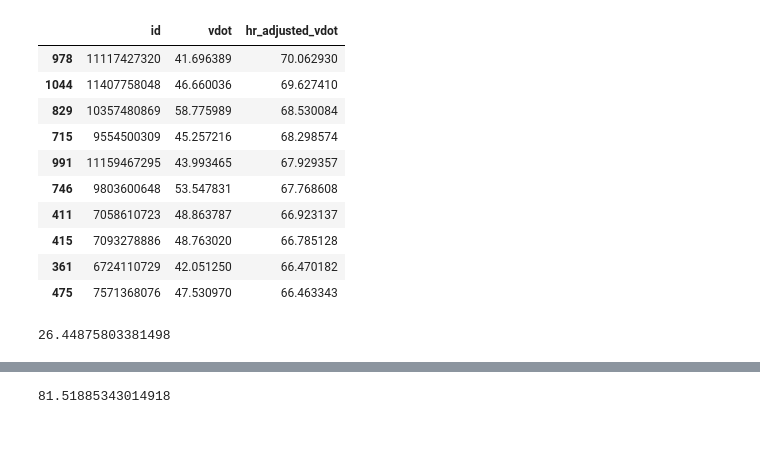
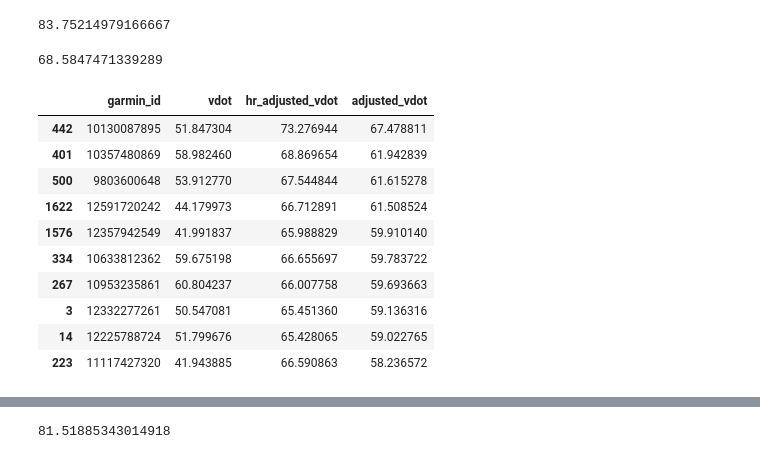
Before and after one commit to julienroulle/stridze-tools, a Jupyter notebook: notebooks/extract_data.ipynb, the cells around one changed output, grey strips where cells are left out. Saved outputs shown, nothing was run; the diff lists cells and outputs as text; code cells hidden in the pictures.

```diff
--- a/notebooks/extract_data.ipynb
+++ b/notebooks/extract_data.ipynb
@@ -12,3 +16,9 @@ from src.vdot import user_VDOT
+# %%
+df = df.loc[
+    df.activity_type.isin(
+        ["running", "trail_running", "track_running", "treadmill_running"]
+    )
+]
 # %%
 df['vdot'] = df.apply(lambda row: user_VDOT(row['distance'] / 1.01, 'meters', row['elapsed_time'] / 60.), axis=1)
 # %%
@@ -28,25 +38,57 @@ df[['id', 'vdot']].sort_values(by='vdot', ascending=False).head(10)
+# %%
+def get_hrr_from_activity_time(time):
+    time_perc = 1.1574074074074075e-05 * time
+    return -70.631 * time_perc + 91.86
+
+
+def get_adjusted_vdot(vdot, time, actual_hrr):
+    target_hrr = get_hrr_from_activity_time(time)
+    # if actual_hrr < target_hrr:
+    return vdot * (target_hrr / actual_hrr)
+    return vdot
+# %%
+get_hrr_from_activity_time(2*3600 + 45 * 60 + 18)
+# %% [output]
+83.75214979166667
+# %%
+69.7 * get_hrr_from_activity_time(2 * 3600 + 45 * 60 + 18) / 100 / ((165 - FCR) / (FCM - FCR))
+# %% [output]
+68.5847471339289
 # %%
-from src.vdot import percent_vo2max_to_percent_hrr, percent_hrr_to_percent_vo2max
+from stridze.vdot import percent_vo2max_to_percent_hrr, percent_hrr_to_percent_vo2max
 
 FCM = 192 - 0.007 * 28 ** 2
-FCR = 44
-
-df['hr_adjusted_vdot'] = df.apply(lambda row: row['vdot'] * 100 / percent_hrr_to_percent_vo2max((row['average_heart_rate'] - FCR) / (FCM - FCR) * 100) , axis=1)
+FCR = 42
+# %%
+df["hr_adjusted_vdot"] = df.apply(
+    lambda row: row["vdot"]
+    * 100
+    / percent_vo2max_to_percent_hrr(
+        (row["average_heart_rate"] - FCR) / (FCM - FCR) * 100
+    ),
+    axis=1,
+)
+df["adjusted_vdot"] = df.apply(
+    lambda row: get_adjusted_vdot(
+        row["vdot"],
+        row["elapsed_time"],
+        (row["average_heart_rate"] - FCR) / (FCM - FCR) * 100,
+    ),
+    axis=1,
+)
 # %%
-df[['id', 'vdot', 'hr_adjusted_vdot']].sort_values(by='hr_adjusted_vdot', ascending=False).head(10)
+df[
+    ["garmin_id", "vdot", "hr_adjusted_vdot", "adjusted_vdot"]
+].sort_values(by="adjusted_vdot", ascending=False).head(10)
 # %% [output]
-|  | id | vdot | hr_adjusted_vdot |
-| 978 | 11117427320 | 41.696389 | 70.062930 |
-| 1044 | 11407758048 | 46.660036 | 69.627410 |
-| 829 | 10357480869 | 58.775989 | 68.530084 |
-| 715 | 9554500309 | 45.257216 | 68.298574 |
-| 991 | 11159467295 | 43.993465 | 67.929357 |
-| 746 | 9803600648 | 53.547831 | 67.768608 |
-| 411 | 7058610723 | 48.863787 | 66.923137 |
-| 415 | 7093278886 | 48.763020 | 66.785128 |
-| 361 | 6724110729 | 42.051250 | 66.470182 |
-| 475 | 7571368076 | 47.530970 | 66.463343 |
+|  | garmin_id | vdot | hr_adjusted_vdot | adjusted_vdot |
+| 442 | 10130087895 | 51.847304 | 73.276944 | 67.478811 |
+| 401 | 10357480869 | 58.982460 | 68.869654 | 61.942839 |
+| 500 | 9803600648 | 53.912770 | 67.544844 | 61.615278 |
+| 1622 | 12591720242 | 44.179973 | 66.712891 | 61.508524 |
+| 1576 | 12357942549 | 41.991837 | 65.988829 | 59.910140 |
+| 334 | 10633812362 | 59.675198 | 66.655697 | 59.783722 |
+| 267 | 10953235861 | 60.804237 | 66.007758 | 59.693663 |
+| 3 | 12332277261 | 50.547081 | 65.451360 | 59.136316 |
+| 14 | 12225788724 | 51.799676 | 65.428065 | 59.022765 |
+| 223 | 11117427320 | 41.943885 | 66.590863 | 58.236572 |
-# %%
-df.iloc[0].vdot / percent_hrr_to_percent_vo2max((df.iloc[0]['average_heart_rate'] - FCR) / (FCM - FCR) * 100) * 100
-# %% [output]
-26.44875803381498
```
Also changed, not shown: parts of 16 cells of this notebook, 33 other files.
